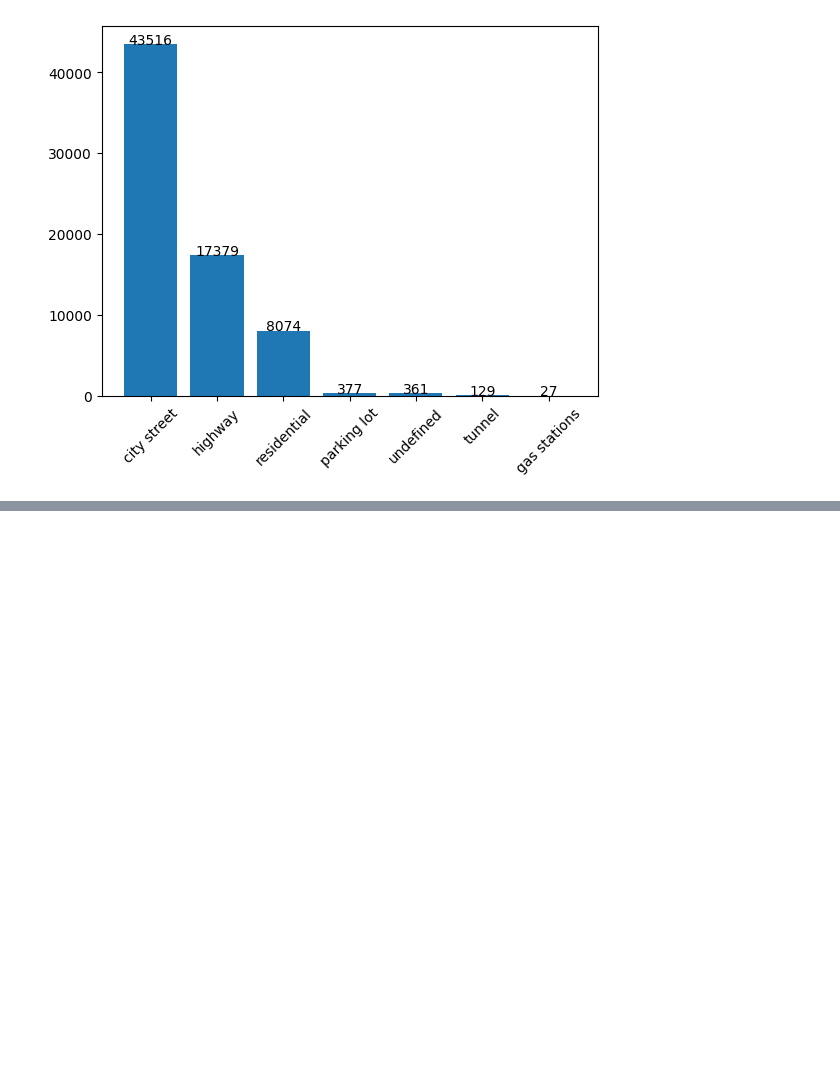
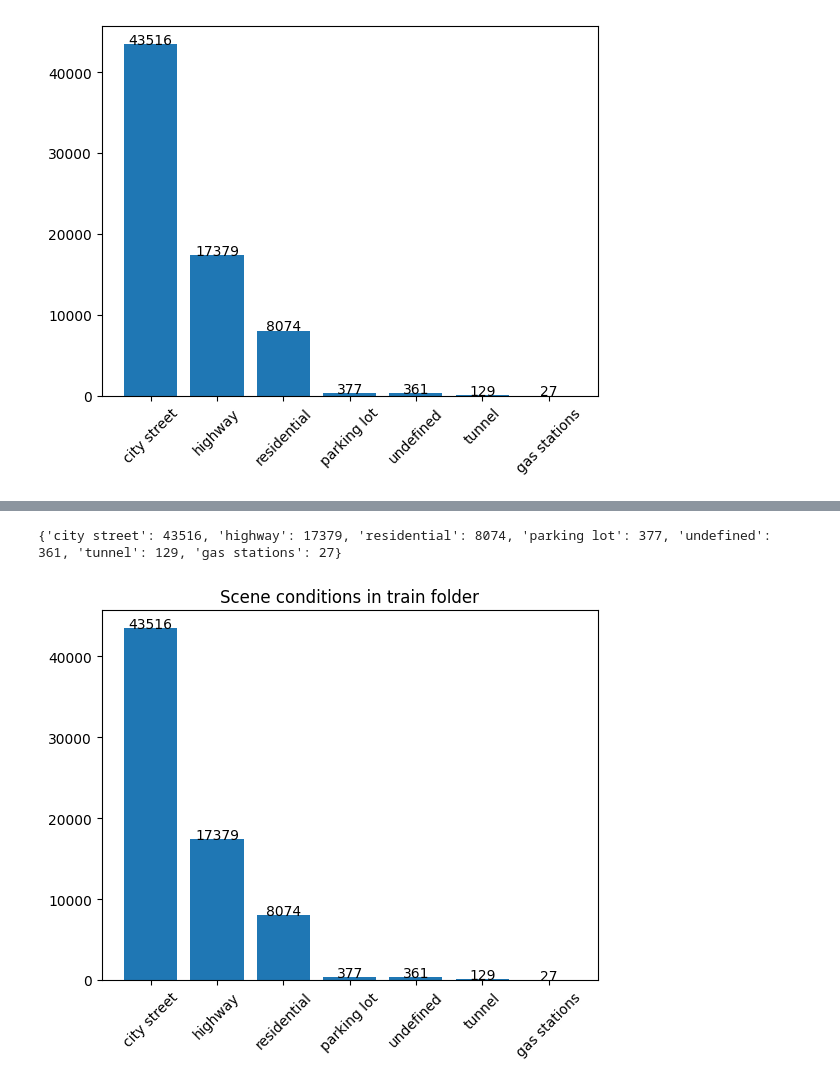
Before and after one commit to naren2cmu/bdd100k, a Jupyter notebook: bdd100kCheck.ipynb, the cells around one changed output, grey strips where cells are left out. Saved outputs shown, nothing was run; the diff lists cells and outputs as text; code cells hidden in the pictures; blank space fills up the shorter version.

```diff
--- a/bdd100kCheck.ipynb
+++ b/bdd100kCheck.ipynb
@@ -95,0 +193,33 @@ plt.show()
+# %%
+# Count number of images of each scene in train folder (trainImages)
+# Note: The scene is in the json file at trainJsonPath
+
+with open(trainJsonPath, 'r') as f:
+    data = json.load(f)
+
+trainScene = {}
+for item in data:
+    condition = item['attributes']['scene']
+    if condition in trainScene:
+        trainScene[condition] += 1
+    else:
+        trainScene[condition] = 1
+
+print(trainScene)
+
+# Make a bar graph of the scene conditions
+plt.bar(trainScene.keys(), trainScene.values())
+
+# Add the values to the bar graph
+for key, value in trainScene.items():
+    plt.text(key, value, str(value), ha='center')
+
+# Tilting the x-axis labels
+plt.xticks(rotation=45)
+
+# Set the title of the graph
+plt.title('Scene conditions in train folder')
+plt.show()
+# %% [output]
+{'city street': 43516, 'highway': 17379, 'residential': 8074, 'parking lot': 377, 'undefined': 361, 'tunnel': 129, 'gas stations': 27}
+[figure, added]
```
Also changed, not shown: parts of 6 cells of this notebook.
